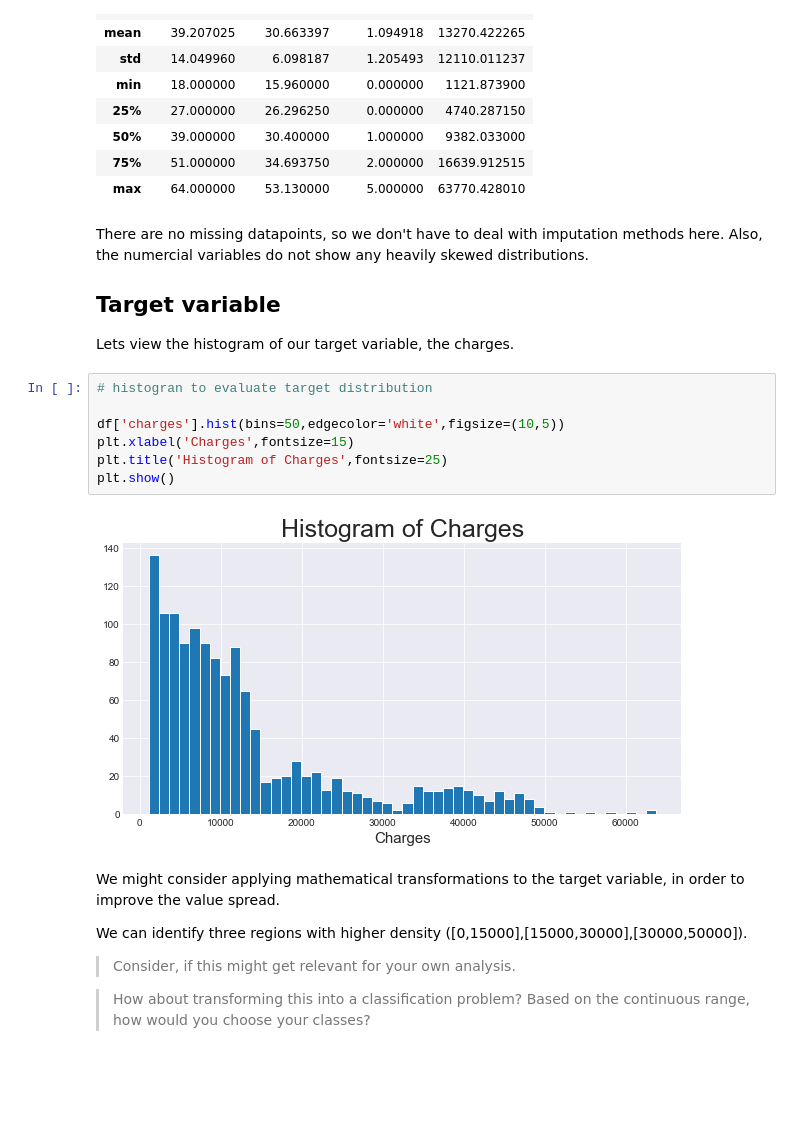
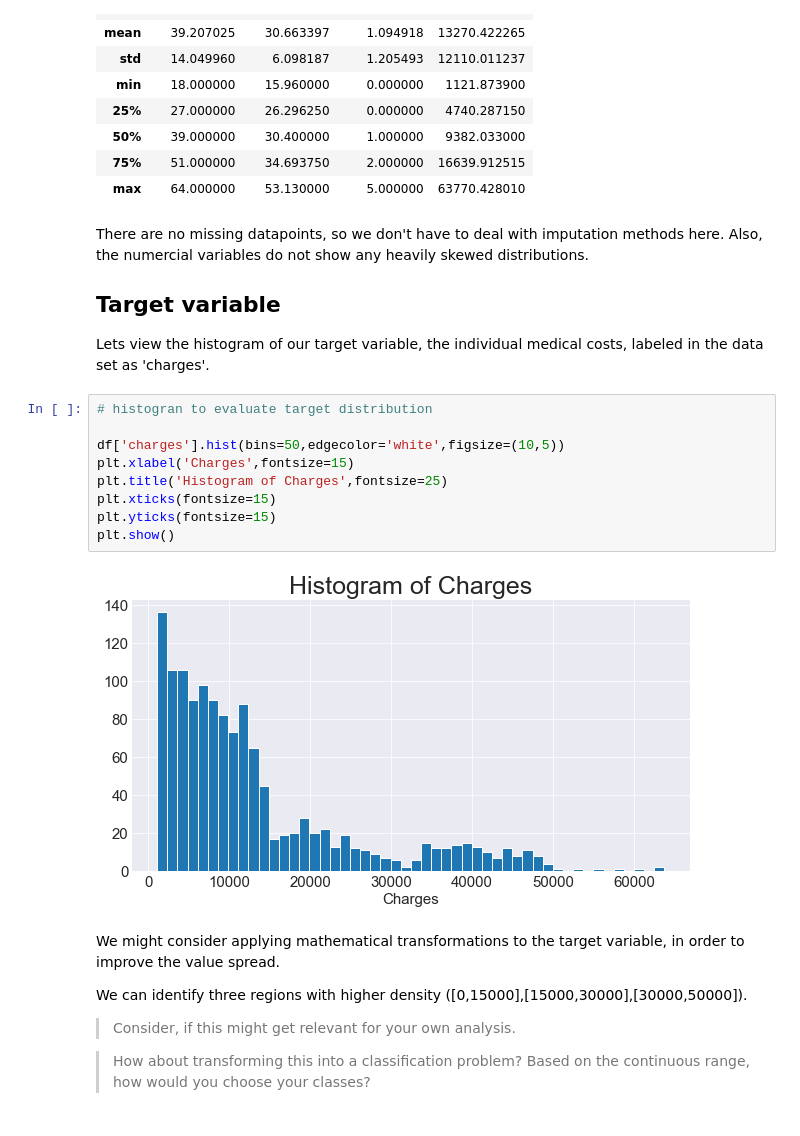
Before and after one commit to pmurati/DEVnet-Hackathon-2022, a Jupyter notebook: notebooks/Analyzing-Medical-Cost-Personal-Datasets.ipynb, the cells around one changed output. Saved outputs shown, nothing was run; the diff lists cells and outputs as text; blank space fills up the shorter version.

```diff
--- a/notebooks/Analyzing-Medical-Cost-Personal-Datasets.ipynb
+++ b/notebooks/Analyzing-Medical-Cost-Personal-Datasets.ipynb
@@ -96,16 +96,18 @@ There are no missing datapoints, so we don't have to deal with imputation method
 
 ## Target variable
 
-Lets view the histogram of our target variable, the charges.
+Lets view the histogram of our target variable, the individual medical costs, labeled in the data set as 'charges'.
 # %%
 # histogran to evaluate target distribution
 
 df['charges'].hist(bins=50,edgecolor='white',figsize=(10,5))
 plt.xlabel('Charges',fontsize=15)
 plt.title('Histogram of Charges',fontsize=25)
+plt.xticks(fontsize=15)
+plt.yticks(fontsize=15)
 plt.show()
 # %% [output]
-[figure, old version]
+[figure, new version]
 # %% [markdown]
 We might consider applying mathematical transformations to the target variable, in order to improve the value spread.
 
```
Also changed, not shown: parts of 10 cells of this notebook.
